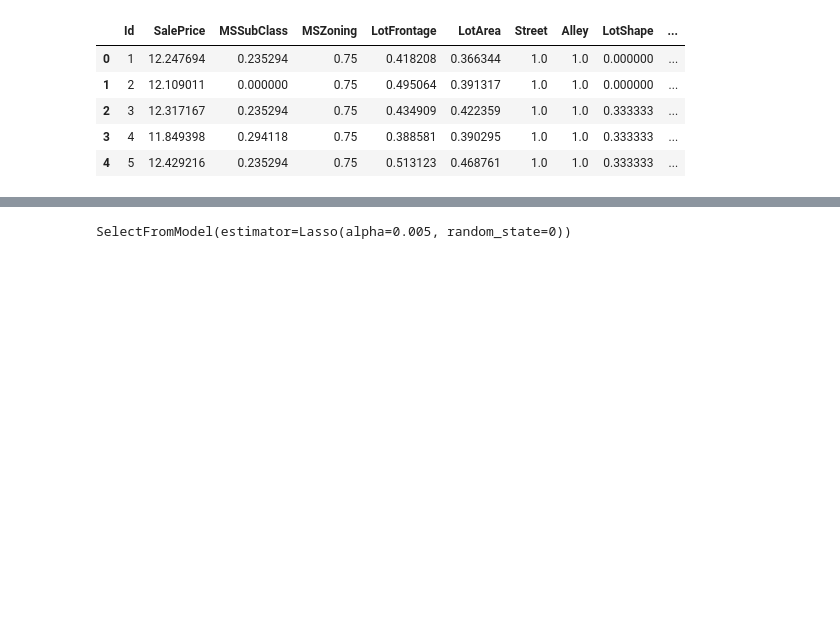
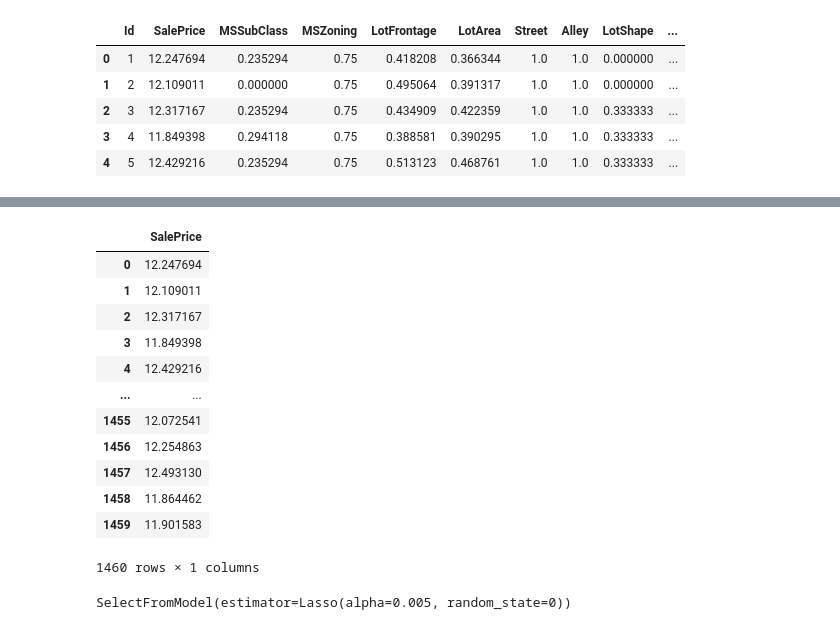
Before and after one commit to strumer69/House_price_advenced, a Jupyter notebook: House_advanced_6.ipynb, the cells around one changed output, grey strips where cells are left out. Cells and saved outputs as stored; diff of their text form; code cells hidden in the pictures; blank space fills up the shorter version.

```diff
--- a/House_advanced_6.ipynb
+++ b/House_advanced_6.ipynb
@@ -21,3 +19,11 @@ dataset=pd.read_csv('X_train.csv')
+# %%
+dataset_main=pd.read_csv('train.csv')
+
+dataset_cleaned=pd.read_csv('X_train.csv')
+dataset=dataset_cleaned
+
+test=pd.read_csv("test.csv")
+test_ids=test["Id"]
 # %%
 dataset.head()
 # %% [output]
@@ -30,6 +52,22 @@ dataset.head()
 # %%
 ## Capture the dependent feature
 y_train=dataset[['SalePrice']]
+
+y_train
+# %% [output]
+|  | SalePrice |
+| 0 | 12.247694 |
+| 1 | 12.109011 |
+| 2 | 12.317167 |
+| 3 | 11.849398 |
+| 4 | 12.429216 |
+| ... | ... |
+| 1455 | 12.072541 |
+| 1456 | 12.254863 |
+| 1457 | 12.493130 |
+| 1458 | 11.864462 |
+| 1459 | 11.901583 |
+1460 rows × 1 columns
 # %%
 ## drop dependent feature from dataset
 X_train=dataset.drop(['Id','SalePrice'],axis=1)
```
Also changed, not shown: parts of 9 cells of this notebook.
